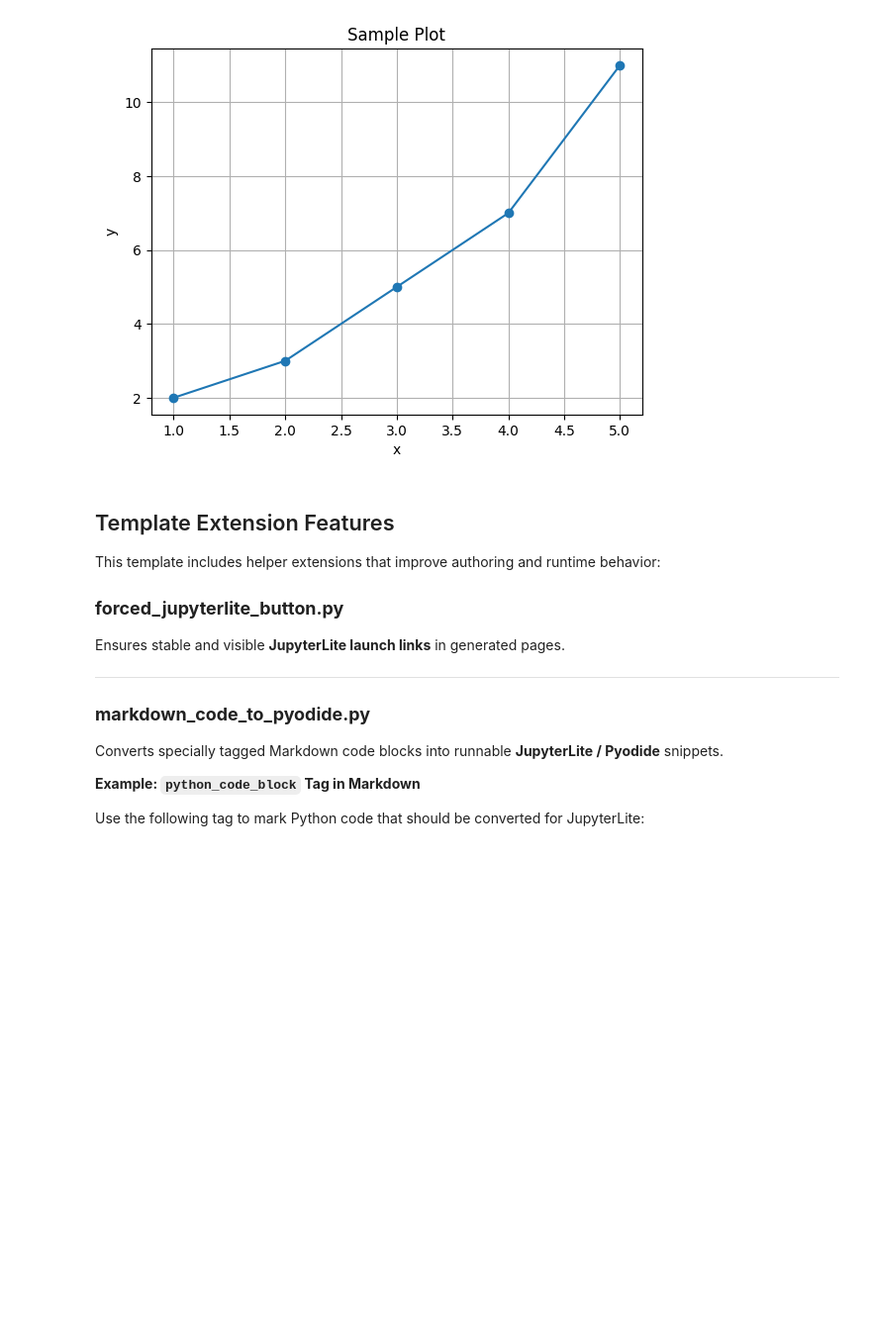
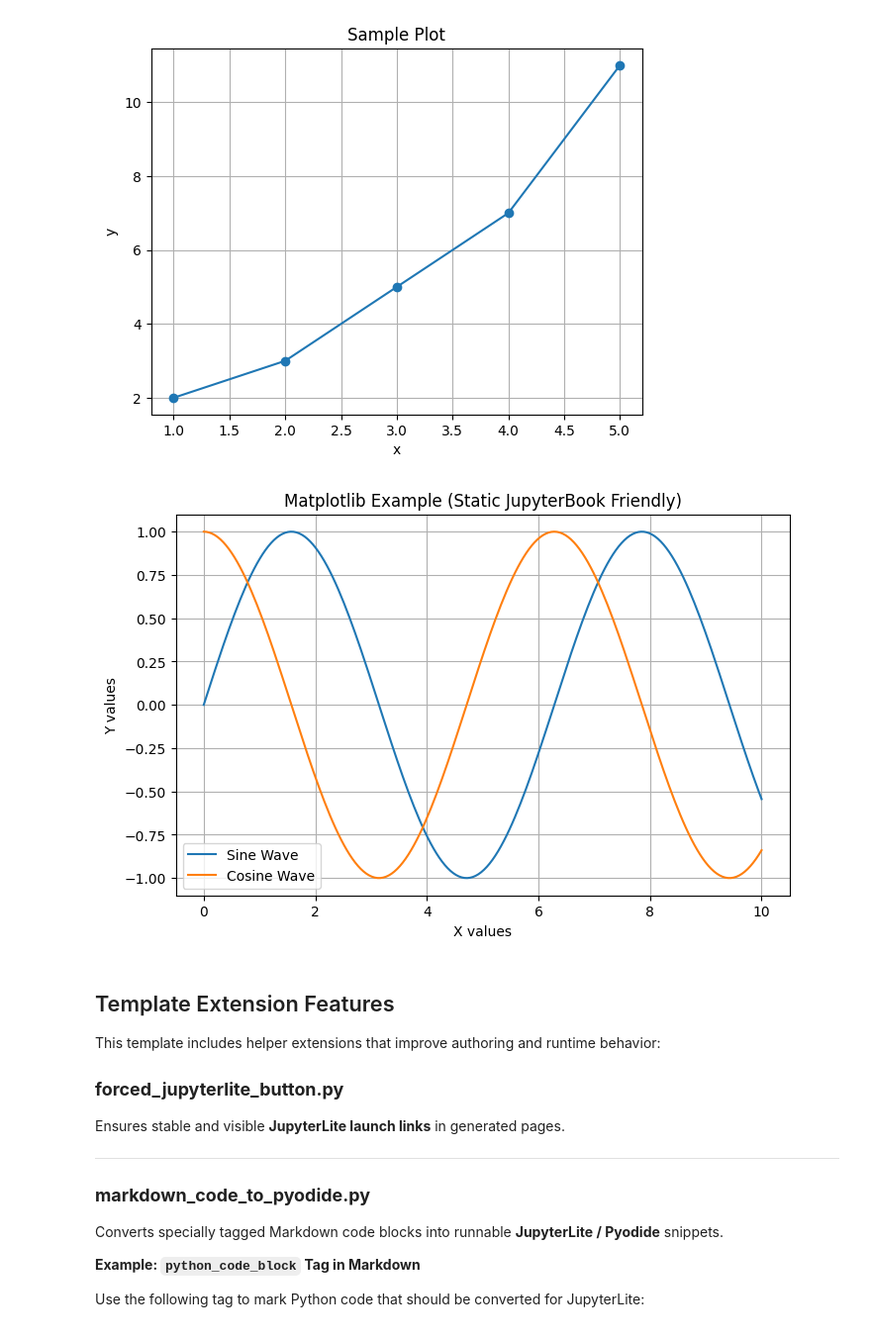
Before and after one commit to chandraveshchaudhari/Jupyterbook_with_lite_template, a Jupyter notebook: notebooks/features.ipynb, the cells around one changed output. Shown at 99% size. Saved outputs shown, nothing was run; the diff lists cells and outputs as text; code cells hidden in the pictures; blank space fills up the shorter version.

```diff
--- a/notebooks/features.ipynb
+++ b/notebooks/features.ipynb
@@ -85,6 +85,31 @@ plt.grid(True)
 plt.show()
 # %% [output]
 [figure]
+# %%
+import numpy as np
+import matplotlib.pyplot as plt
+
+# Generate data
+x = np.linspace(0, 10, 200)
+y1 = np.sin(x)
+y2 = np.cos(x)
+
+# Create plot
+plt.figure(figsize=(8,5))
+
+plt.plot(x, y1, label="Sine Wave")
+plt.plot(x, y2, label="Cosine Wave")
+
+plt.title("Matplotlib Example (Static JupyterBook Friendly)")
+plt.xlabel("X values")
+plt.ylabel("Y values")
+
+plt.legend()
+plt.grid(True)
+
+plt.show()
+# %% [output]
+[figure, added]
 # %% [markdown]
 ## Template Extension Features
 
```
Also changed, not shown: 1 other file.
